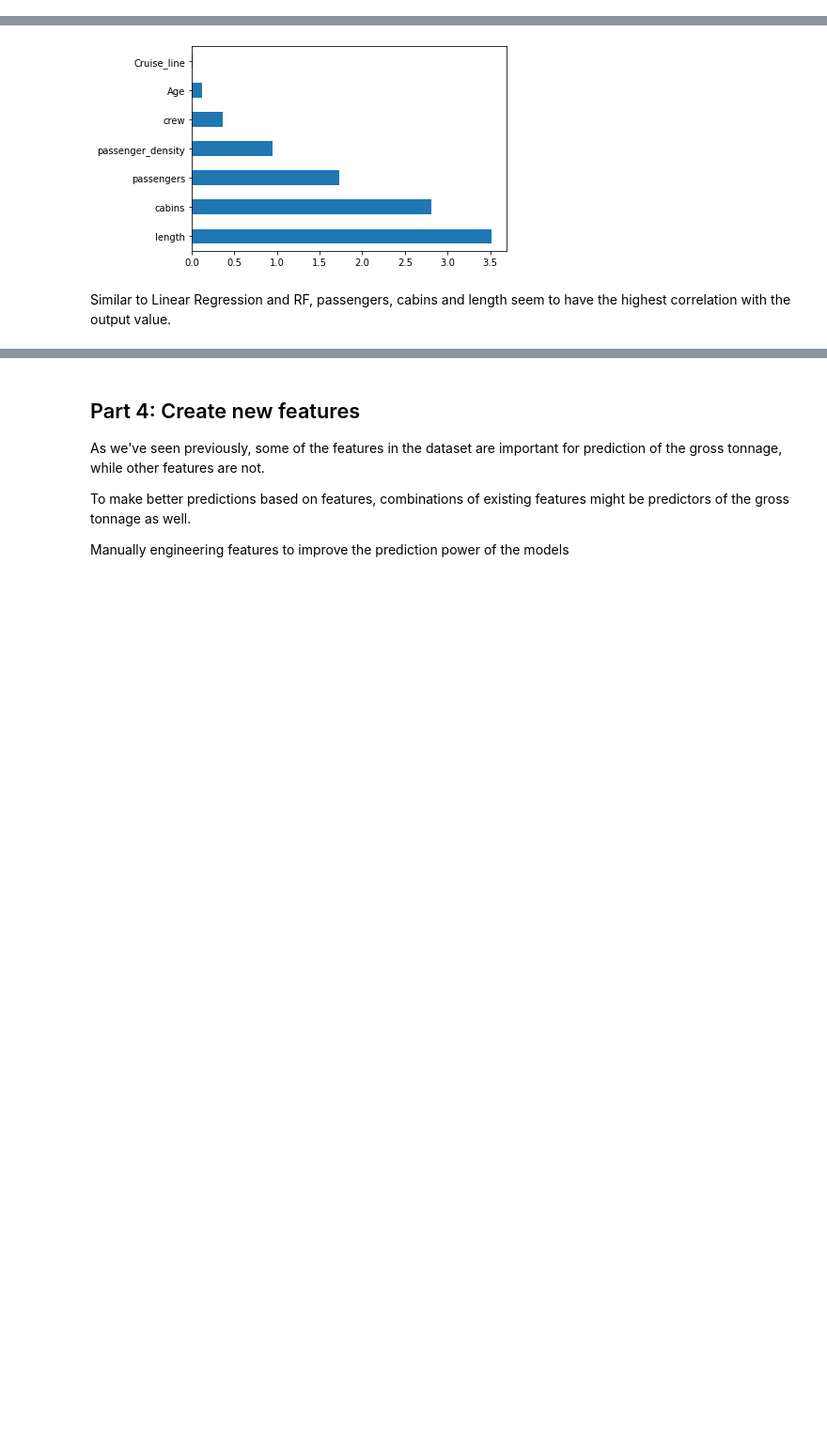
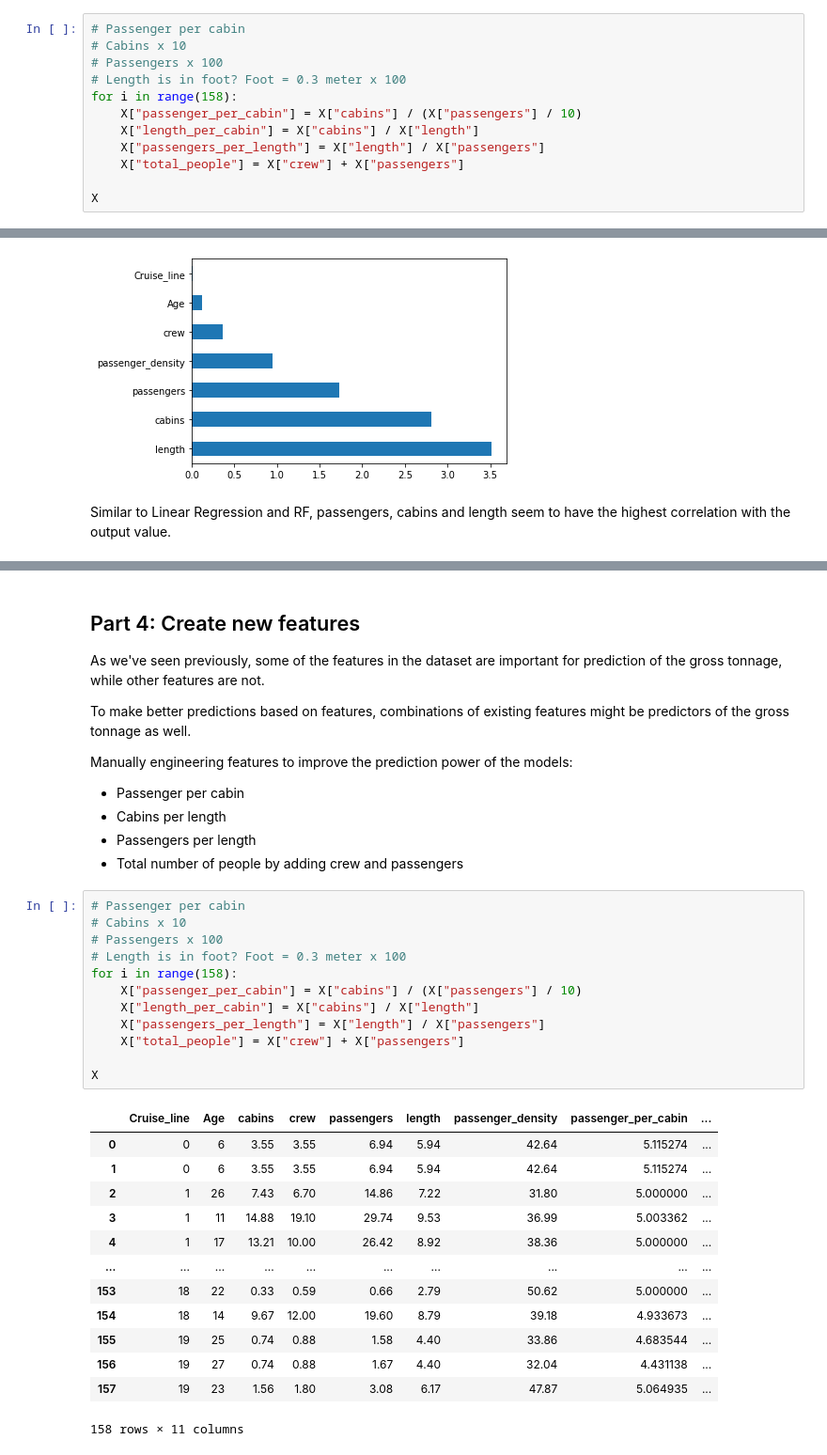
Before and after one commit to sinievanderben/DDG, a Jupyter notebook: ship.ipynb, the cells around one changed output, grey strips where cells are left out. Shown at 94% size. Drawn from its saved outputs; the diff is of its cells as text; blank space fills up the shorter version.

```diff
--- a/ship.ipynb
+++ b/ship.ipynb
@@ -128,0 +150,12 @@ data.head
+# %%
+# Passenger per cabin
+# Cabins x 10
+# Passengers x 100
+# Length is in foot? Foot = 0.3 meter x 100
+for i in range(158):
+    X["passenger_per_cabin"] = X["cabins"] / (X["passengers"] / 10)
+    X["length_per_cabin"] = X["cabins"] / X["length"]
+    X["passengers_per_length"] = X["length"] / X["passengers"]
+    X["total_people"] = X["crew"] + X["passengers"]
+
+X
@@ -236,4 +272,34 @@ As we've seen previously, some of the features in the dataset are important for
 
 To make better predictions based on features, combinations of existing features might be predictors of the gross tonnage as well.
 
-Manually engineering features to improve the prediction power of the models
+Manually engineering features to improve the prediction power of the models:
+- Passenger per cabin
+- Cabins per length
+- Passengers per length
+- Total number of people by adding crew and passengers
+# %%
+# Passenger per cabin
+# Cabins x 10
+# Passengers x 100
+# Length is in foot? Foot = 0.3 meter x 100
+for i in range(158):
+    X["passenger_per_cabin"] = X["cabins"] / (X["passengers"] / 10)
+    X["length_per_cabin"] = X["cabins"] / X["length"]
+    X["passengers_per_length"] = X["length"] / X["passengers"]
+    X["total_people"] = X["crew"] + X["passengers"]
+
+X
+# %% [output]
+|  | Cruise_line | Age | cabins | crew | passengers | length | passenger_density | passenger_per_cabin | ... |
+| 0 | 0 | 6 | 3.55 | 3.55 | 6.94 | 5.94 | 42.64 | 5.115274 | ... |
+| 1 | 0 | 6 | 3.55 | 3.55 | 6.94 | 5.94 | 42.64 | 5.115274 | ... |
+| 2 | 1 | 26 | 7.43 | 6.70 | 14.86 | 7.22 | 31.80 | 5.000000 | ... |
+| 3 | 1 | 11 | 14.88 | 19.10 | 29.74 | 9.53 | 36.99 | 5.003362 | ... |
+| 4 | 1 | 17 | 13.21 | 10.00 | 26.42 | 8.92 | 38.36 | 5.000000 | ... |
+| ... | ... | ... | ... | ... | ... | ... | ... | ... | ... |
+| 153 | 18 | 22 | 0.33 | 0.59 | 0.66 | 2.79 | 50.62 | 5.000000 | ... |
+| 154 | 18 | 14 | 9.67 | 12.00 | 19.60 | 8.79 | 39.18 | 4.933673 | ... |
+| 155 | 19 | 25 | 0.74 | 0.88 | 1.58 | 4.40 | 33.86 | 4.683544 | ... |
+| 156 | 19 | 27 | 0.74 | 0.88 | 1.67 | 4.40 | 32.04 | 4.431138 | ... |
+| 157 | 19 | 23 | 1.56 | 1.80 | 3.08 | 6.17 | 47.87 | 5.064935 | ... |
+158 rows × 11 columns
```
Also changed, not shown: parts of 15 cells of this notebook, 1 other file.
